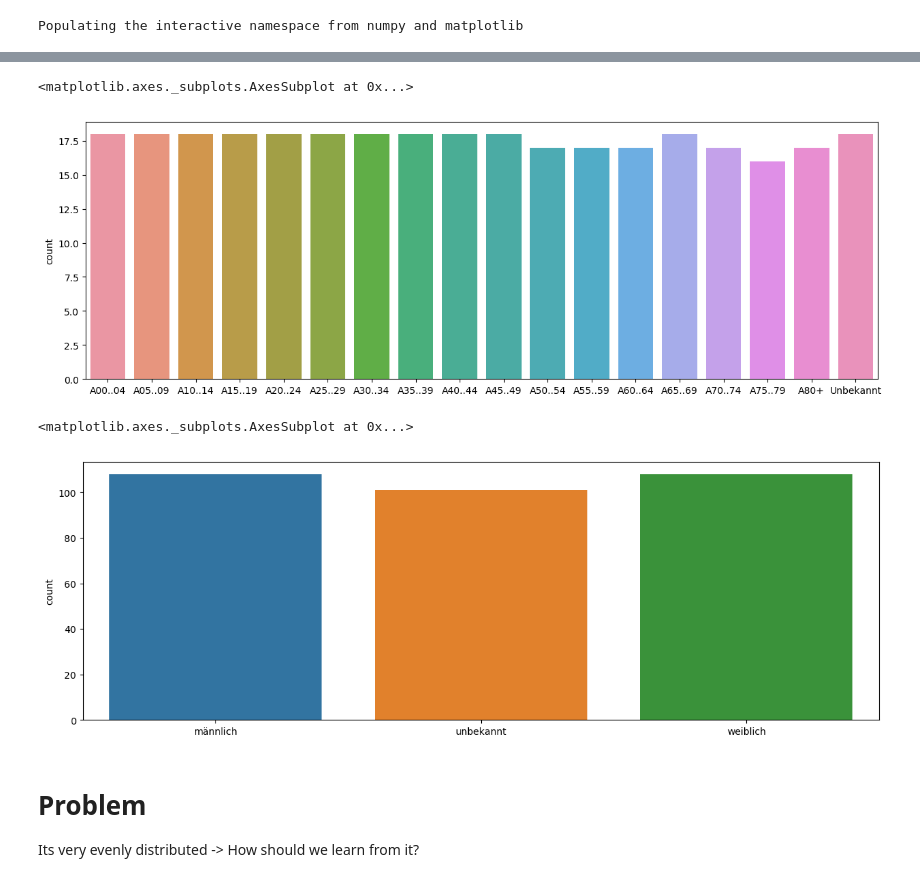
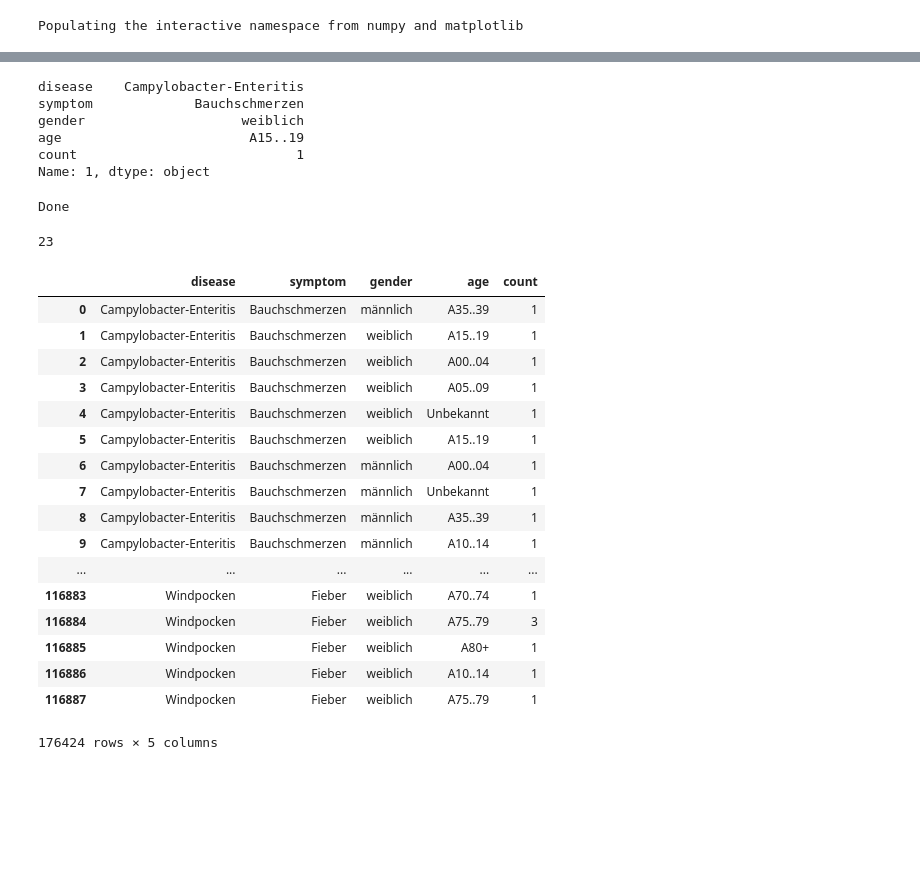
Before and after one commit to vkakerbeck/DieInfluenza, a Jupyter notebook: Personal Risk Prediction.ipynb, the cells around one changed output, grey strips where cells are left out. Drawn from its saved outputs; the diff is of its cells as text; code cells hidden in the pictures; blank space fills up the shorter version.

```diff
--- a/Personal Risk Prediction.ipynb
+++ b/Personal Risk Prediction.ipynb
@@ -55,15 +36,14 @@ sns.countplot(x=symps,orient="v")
-# %%
-fig = plt.figure(figsize=(15, 5), dpi= 100, facecolor='w', edgecolor='k')
-sns.countplot(x=ages,orient="v")
-# %% [output]
-<matplotlib.axes._subplots.AxesSubplot at 0x...>
-[figure, removed]
-# %%
-fig = plt.figure(figsize=(15, 5), dpi= 100, facecolor='w', edgecolor='k')
-sns.countplot(x=genders,orient="v")
-# %% [output]
-<matplotlib.axes._subplots.AxesSubplot at 0x...>
-[figure, removed]
-# %% [markdown]
-# Problem
-Its very evenly distributed -> How should we learn from it?
+# %%
+symptoms = pd.read_csv('invrtvnovwind_symptoms_age_gender.csv',encoding='latin-1')
+symptoms.columns = ['ID','shit','x','disease','c','symptom','d','date','s','gender','c','age','f','count']
+symptoms = symptoms.dropna().reset_index(drop=True)
+Othersymptoms=symptoms[['disease','symptom','gender','age','count']]
+Allsymptoms = Stomachsymptoms.append(Othersymptoms)
+Allsymptoms.iloc[1]
+# %% [output]
+disease    Campylobacter-Enteritis
+symptom             Bauchschmerzen
+gender                    weiblich
+age                        A15..19
+count                            1
+Name: 1, dtype: object
@@ -69,0 +68,8 @@ Its very evenly distributed -> How should we learn from it?
+# %%
+CreateDictionary(Allsymptoms['disease'],'diseaseDic.csv')
+CreateDictionary(Allsymptoms['symptom'],'symptomDic.csv')
+CreateDictionary(Allsymptoms['gender'],'genderDic.csv')
+CreateDictionary(Allsymptoms['age'],'ageDic.csv')
+print('Done')
+# %% [output]
+Done
@@ -69,0 +82,25 @@ Its very evenly distributed -> How should we learn from it?
+# %%
+GetDictionaryEntry('Kopfschmerzen',symptomDic,'ID')
+# %% [output]
+23
+# %%
+Allsymptoms
+# %% [output]
+|  | disease | symptom | gender | age | count |
+| 0 | Campylobacter-Enteritis | Bauchschmerzen | männlich | A35..39 | 1 |
+| 1 | Campylobacter-Enteritis | Bauchschmerzen | weiblich | A15..19 | 1 |
+| 2 | Campylobacter-Enteritis | Bauchschmerzen | weiblich | A00..04 | 1 |
+| 3 | Campylobacter-Enteritis | Bauchschmerzen | weiblich | A05..09 | 1 |
+| 4 | Campylobacter-Enteritis | Bauchschmerzen | weiblich | Unbekannt | 1 |
+| 5 | Campylobacter-Enteritis | Bauchschmerzen | weiblich | A15..19 | 1 |
+| 6 | Campylobacter-Enteritis | Bauchschmerzen | männlich | A00..04 | 1 |
+| 7 | Campylobacter-Enteritis | Bauchschmerzen | männlich | Unbekannt | 1 |
+| 8 | Campylobacter-Enteritis | Bauchschmerzen | männlich | A35..39 | 1 |
+| 9 | Campylobacter-Enteritis | Bauchschmerzen | männlich | A10..14 | 1 |
+| ... | ... | ... | ... | ... | ... |
+| 116883 | Windpocken | Fieber | weiblich | A70..74 | 1 |
+| 116884 | Windpocken | Fieber | weiblich | A75..79 | 3 |
+| 116885 | Windpocken | Fieber | weiblich | A80+ | 1 |
+| 116886 | Windpocken | Fieber | weiblich | A10..14 | 1 |
+| 116887 | Windpocken | Fieber | weiblich | A75..79 | 1 |
+176424 rows × 5 columns
```
Also changed, not shown: parts of 11 cells of this notebook, 9 other files.
